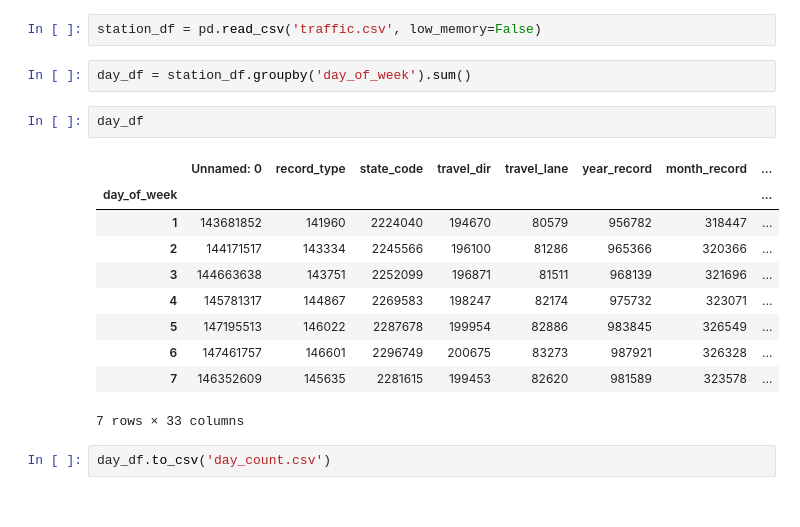
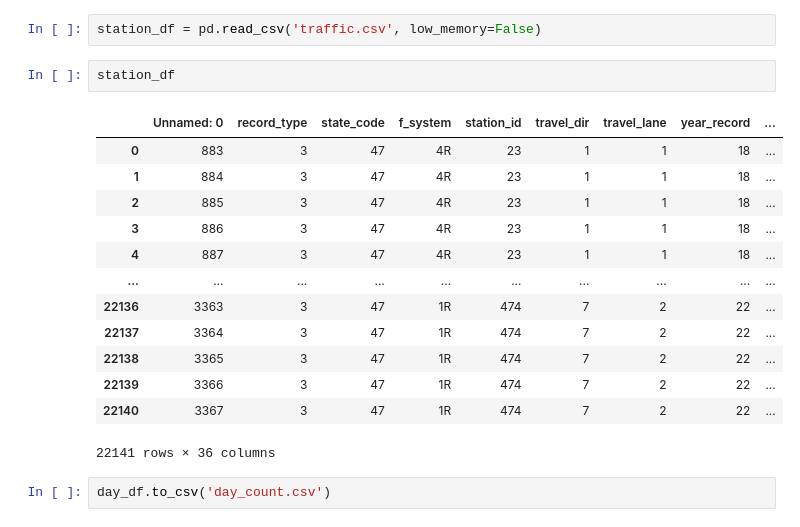
Before and after one commit to dlerhetal/Group2Project1, a Jupyter notebook: Traffic Data/Traffic231019.ipynb, the cells around one changed output. Saved outputs shown, nothing was run; the diff lists cells and outputs as text.

```diff
--- a/Traffic Data/Traffic231019.ipynb
+++ b/Traffic Data/Traffic231019.ipynb
@@ -204,21 +204,22 @@ station_df
 22141 rows × 35 columns
 # %%
 station_df = pd.read_csv('traffic.csv', low_memory=False)
-# %%
-day_df = station_df.groupby('day_of_week').sum()
-# %%
-day_df
-# %% [output]
-|  | Unnamed: 0 | record_type | state_code | travel_dir | travel_lane | year_record | month_record | ... |
-| day_of_week |  |  |  |  |  |  |  | ... |
-| 1 | 143681852 | 141960 | 2224040 | 194670 | 80579 | 956782 | 318447 | ... |
-| 2 | 144171517 | 143334 | 2245566 | 196100 | 81286 | 965366 | 320366 | ... |
-| 3 | 144663638 | 143751 | 2252099 | 196871 | 81511 | 968139 | 321696 | ... |
-| 4 | 145781317 | 144867 | 2269583 | 198247 | 82174 | 975732 | 323071 | ... |
-| 5 | 147195513 | 146022 | 2287678 | 199954 | 82886 | 983845 | 326549 | ... |
-| 6 | 147461757 | 146601 | 2296749 | 200675 | 83273 | 987921 | 326328 | ... |
-| 7 | 146352609 | 145635 | 2281615 | 199453 | 82620 | 981589 | 323578 | ... |
-7 rows × 33 columns
+# %%
+station_df
+# %% [output]
+|  | Unnamed: 0 | record_type | state_code | f_system | station_id | travel_dir | travel_lane | year_record | ... |
+| 0 | 883 | 3 | 47 | 4R | 23 | 1 | 1 | 18 | ... |
+| 1 | 884 | 3 | 47 | 4R | 23 | 1 | 1 | 18 | ... |
+| 2 | 885 | 3 | 47 | 4R | 23 | 1 | 1 | 18 | ... |
+| 3 | 886 | 3 | 47 | 4R | 23 | 1 | 1 | 18 | ... |
+| 4 | 887 | 3 | 47 | 4R | 23 | 1 | 1 | 18 | ... |
+| ... | ... | ... | ... | ... | ... | ... | ... | ... | ... |
+| 22136 | 3363 | 3 | 47 | 1R | 474 | 7 | 2 | 22 | ... |
+| 22137 | 3364 | 3 | 47 | 1R | 474 | 7 | 2 | 22 | ... |
+| 22138 | 3365 | 3 | 47 | 1R | 474 | 7 | 2 | 22 | ... |
+| 22139 | 3366 | 3 | 47 | 1R | 474 | 7 | 2 | 22 | ... |
+| 22140 | 3367 | 3 | 47 | 1R | 474 | 7 | 2 | 22 | ... |
+22141 rows × 36 columns
 # %%
 day_df.to_csv('day_count.csv')
 # %%
```
Also changed, not shown: parts of 4 cells of this notebook, 4 other files.
